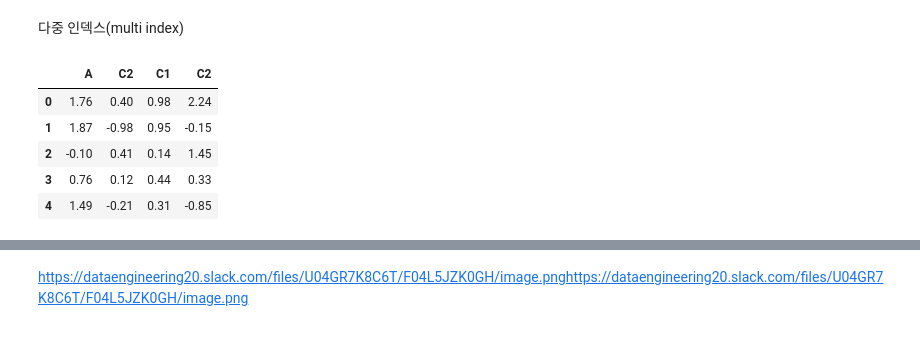
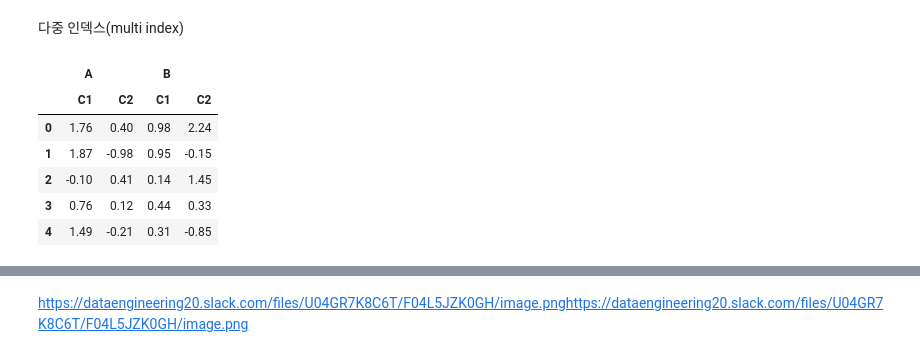
Before and after one commit to DeerWeak/pythonbasic, a Jupyter notebook: 230120python.ipynb, the cells around one changed output, grey strips where cells are left out. Saved outputs shown, nothing was run; the diff lists cells and outputs as text; code cells hidden in the pictures.

```diff
--- a/230120python.ipynb
+++ b/230120python.ipynb
@@ -682,10 +697,12 @@ df1.reset_index()
 # %%
 np.random.seed(0)
 df3 = pd.DataFrame(np.round(np.random.randn(5, 4), 2),
-                   columns = [["A", "C2", "C1", "C2"]])
+                   columns = [["A", "A", "B", "B"],
+                             ["C1", "C2", "C1", "C2"]])
 df3
 # %% [output]
-|  | A | C2 | C1 | C2 |
+|  | A |  | B |  |
+|  | C1 | C2 | C1 | C2 |
 | 0 | 1.76 | 0.40 | 0.98 | 2.24 |
 | 1 | 1.87 | -0.98 | 0.95 | -0.15 |
 | 2 | -0.10 | 0.41 | 0.14 | 1.45 |
```
Also changed, not shown: parts of 42 cells of this notebook, 1 other file.
